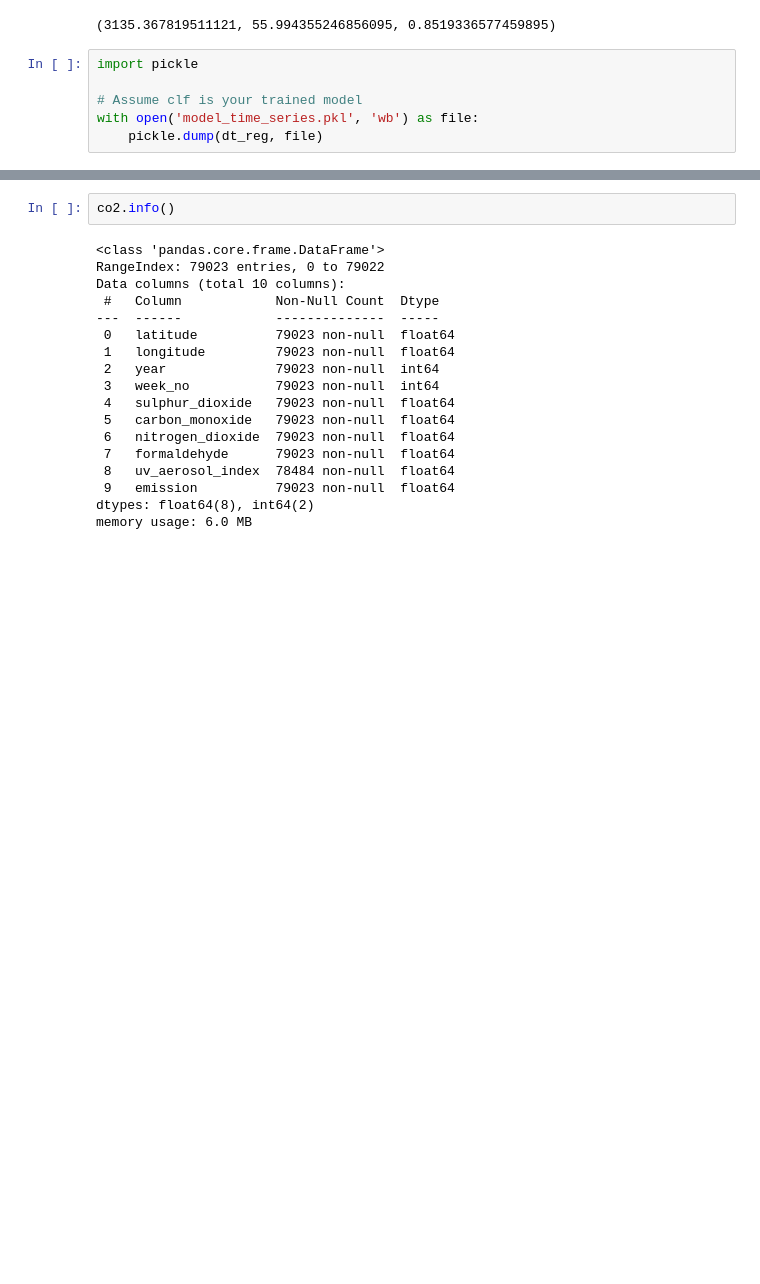
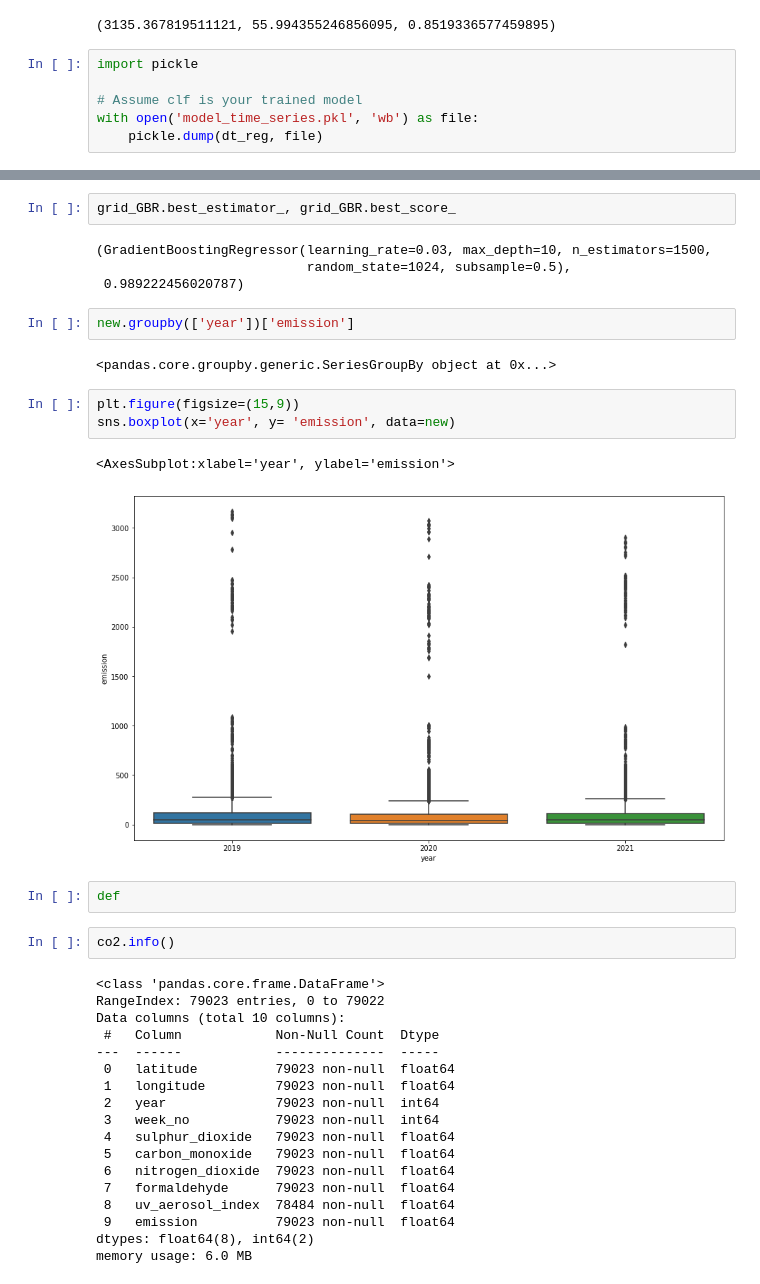
Before and after one commit to IIsameerII/CO2-Emmisions-in-Rawanda, a Jupyter notebook: peter_eda/eda_peter.ipynb, the cells around one changed output, grey strips where cells are left out. Saved outputs shown, nothing was run; the diff lists cells and outputs as text; blank space fills up the shorter version.

```diff
--- a/peter_eda/eda_peter.ipynb
+++ b/peter_eda/eda_peter.ipynb
@@ -576,3 +637,21 @@ with open('model_time_series.pkl', 'wb') as file:
+# %%
+grid_GBR.best_estimator_, grid_GBR.best_score_
+# %% [output]
+(GradientBoostingRegressor(learning_rate=0.03, max_depth=10, n_estimators=1500,
+                           random_state=1024, subsample=0.5),
+ 0.989222456020787)
+# %%
+new.groupby(['year'])['emission']
+# %% [output]
+<pandas.core.groupby.generic.SeriesGroupBy object at 0x...>
+# %%
+plt.figure(figsize=(15,9))
+sns.boxplot(x='year', y= 'emission', data=new)
+# %% [output]
+<AxesSubplot:xlabel='year', ylabel='emission'>
+[figure, added]
+# %%
+def
 # %%
 co2.info()
 # %% [output]
```
Also changed, not shown: parts of 8 cells of this notebook, 3 other files.
